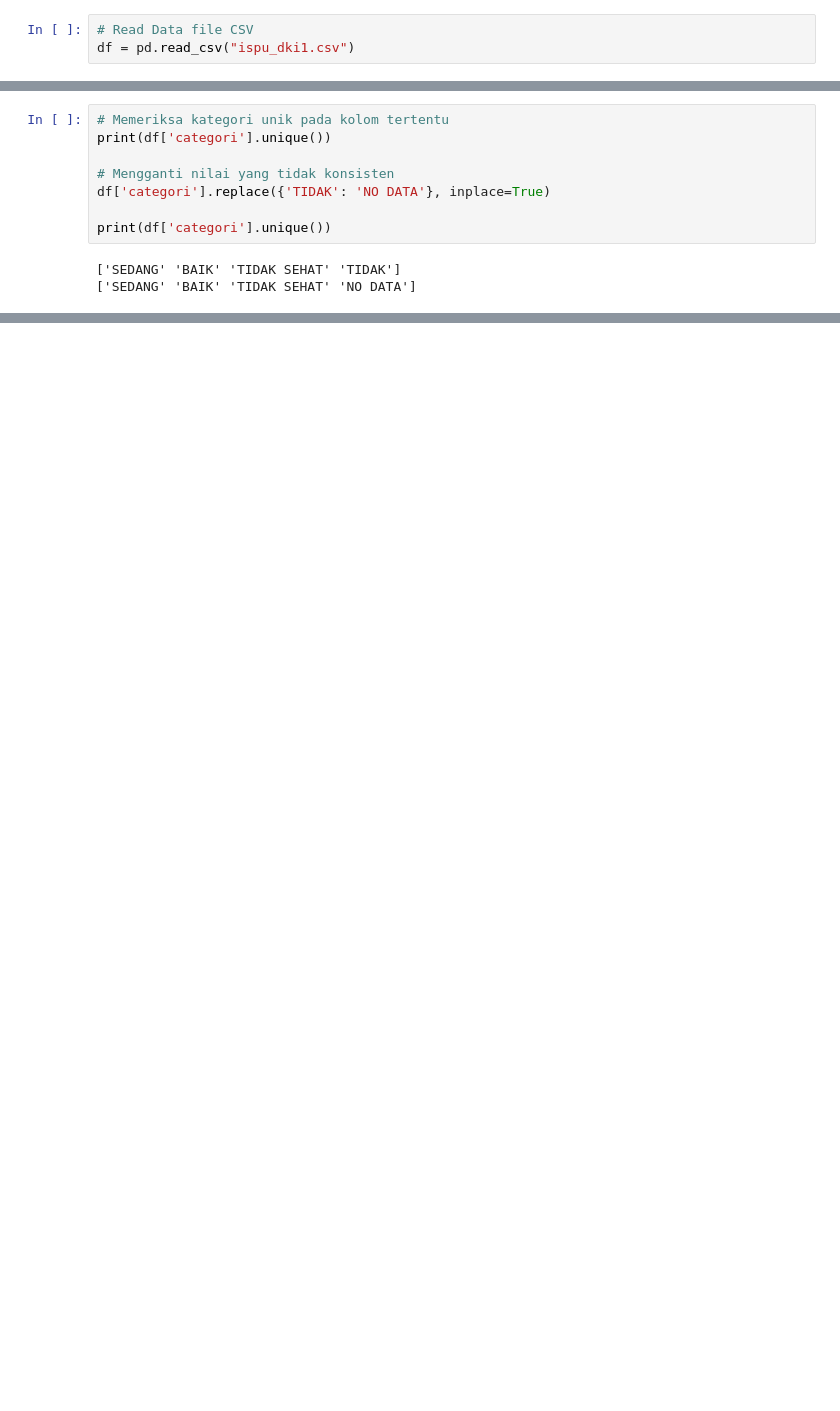
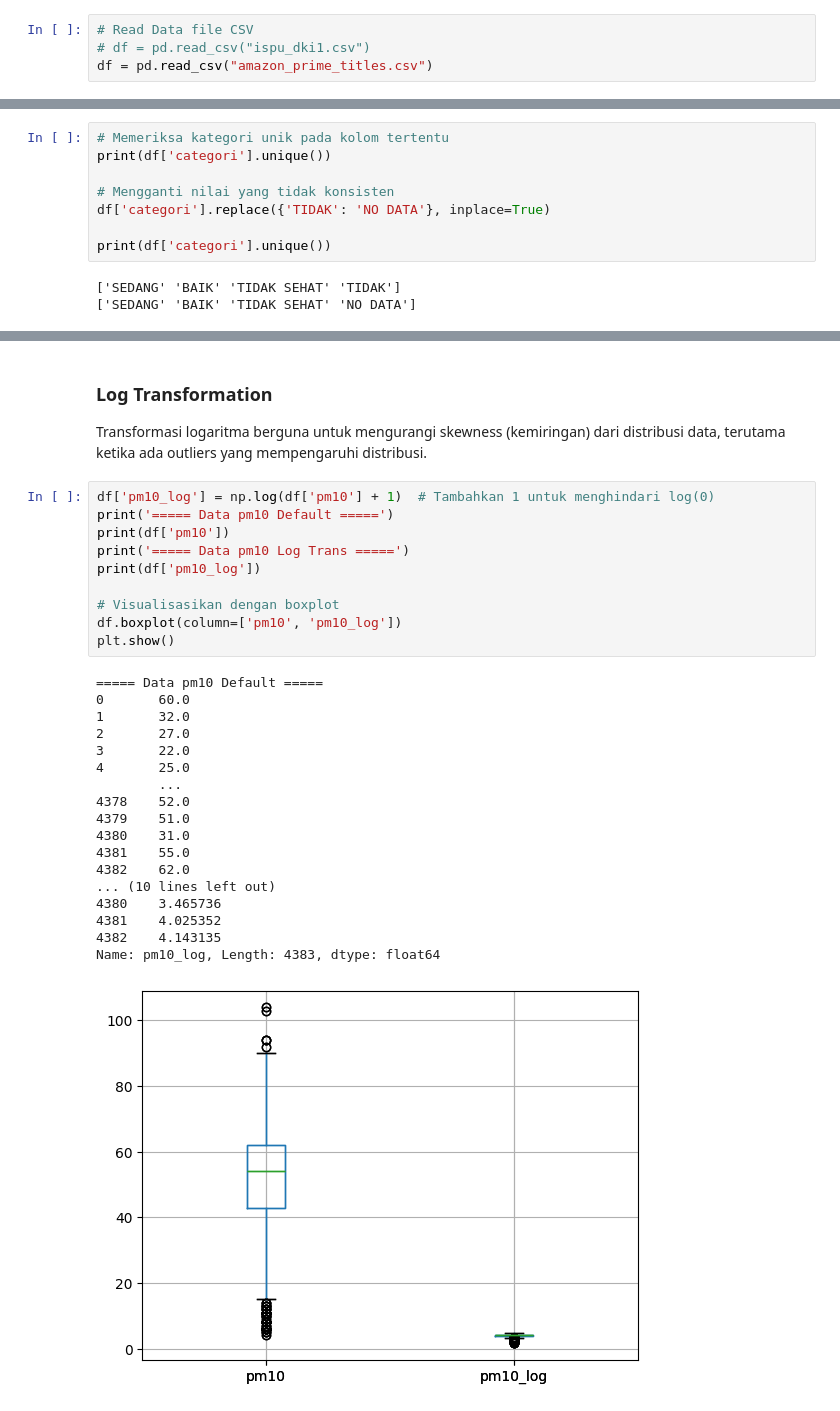
Before and after one commit to MukhlisMaulanaA/data-analytics-python, a Jupyter notebook: index.ipynb, the cells around one changed output, grey strips where cells are left out. Drawn from its saved outputs; the diff is of its cells as text; blank space fills up the shorter version.

```diff
--- a/index.ipynb
+++ b/index.ipynb
@@ -8,6 +10,7 @@ from sklearn.preprocessing import MinMaxScaler
 # %%
 # Read Data file CSV
-df = pd.read_csv("ispu_dki1.csv")
+# df = pd.read_csv("ispu_dki1.csv")
+df = pd.read_csv("amazon_prime_titles.csv")
 # %% [markdown]
 ### Extraksi Data
 # %%
@@ -487,0 +562,32 @@ print(df['categori'].unique())
+# %% [markdown]
+### Log Transformation
+Transformasi logaritma berguna untuk mengurangi skewness (kemiringan) dari distribusi data, terutama ketika ada outliers yang mempengaruhi distribusi.
+# %%
+df['pm10_log'] = np.log(df['pm10'] + 1)  # Tambahkan 1 untuk menghindari log(0)
+print('===== Data pm10 Default =====')
+print(df['pm10'])
+print('===== Data pm10 Log Trans =====')
+print(df['pm10_log'])
+
+# Visualisasikan dengan boxplot
+df.boxplot(column=['pm10', 'pm10_log'])
+plt.show()
+# %% [output]
+===== Data pm10 Default =====
+0       60.0
+1       32.0
+2       27.0
+3       22.0
+4       25.0
+        ...
+4378    52.0
+4379    51.0
+4380    31.0
+4381    55.0
+4382    62.0
+... (10 lines left out)
+4380    3.465736
+4381    4.025352
+4382    4.143135
+Name: pm10_log, Length: 4383, dtype: float64
+[figure, added]
```
Also changed, not shown: parts of 19 cells of this notebook, 6 other files.
